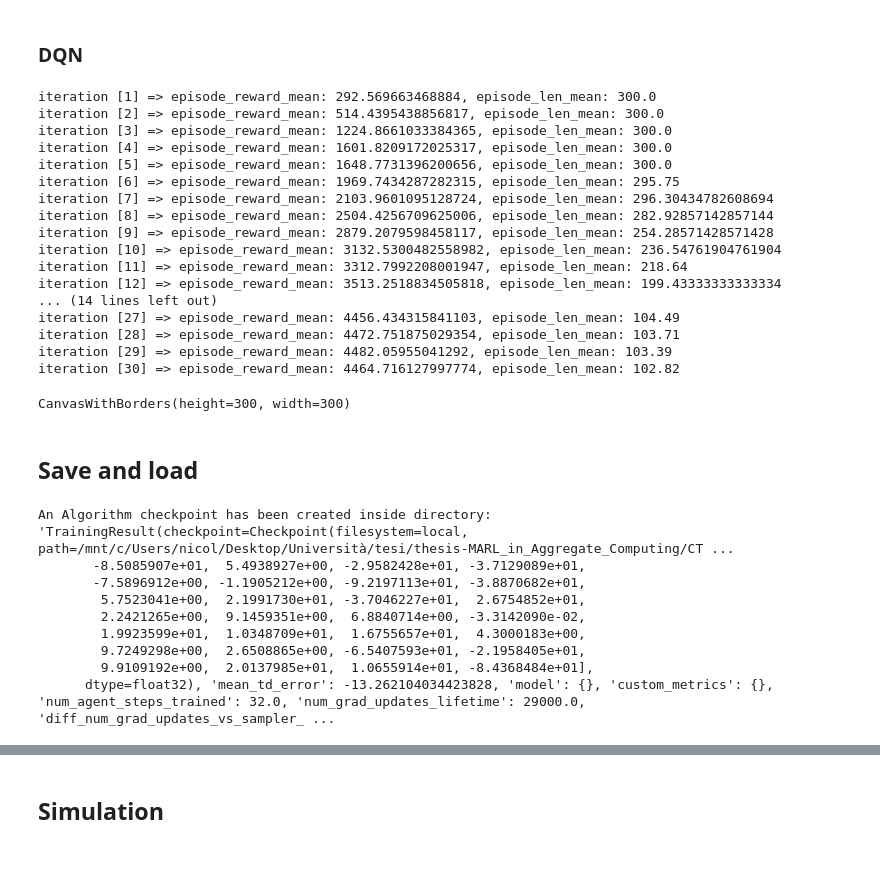
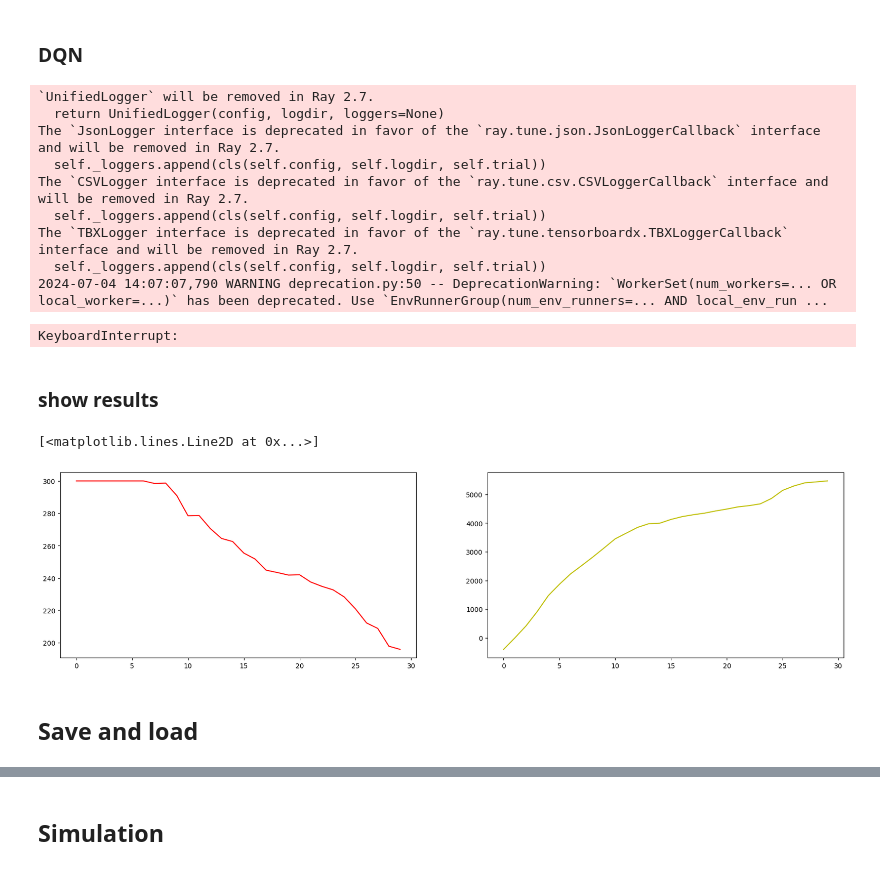
Before and after one commit to NicoloMalucelli/neighbor-based_MARL, a Jupyter notebook: CTDE/collect_the_items_v3.ipynb, the cells around one changed output, grey strips where cells are left out. Saved outputs shown, nothing was run; the diff lists cells and outputs as text; code cells hidden in the pictures.

Commit message:
plot metrics

```diff
--- a/CTDE/collect_the_items_v3.ipynb
+++ b/CTDE/collect_the_items_v3.ipynb
@@ -346,7 +347,7 @@ from ray.tune.registry import register_env
 env_config = EnvironmentConfiguration(
     n_agents = 4,
     n_targets = 10,
-    spawn_area = 100,
+    spawn_area = 200,
     max_steps=300,
     agent_range = 5,
     visible_nbrs = 3,
@@ -384,43 +385,44 @@ algo = (DQNConfig()
 
 clear_output()
 
+metrics = {
+    "mean_episode_length": [],
+    "mean_reward": []
+}
+
 out = ""
 for i in range(training_iterations):
     result = algo.train()
     clear_output()
     out += dqn_result_format(result) + "\n"
     print(out)
+    metrics["mean_episode_length"].append(result['sampler_results']['episode_len_mean'])
+    metrics["mean_reward"].append(result['sampler_results']['episode_reward_mean'])
     simulate_episode(RenderableCollectTheItems(env_config), algo, 500, sleep_between_frames=0.01)
 # %% [output]
-iteration [1] => episode_reward_mean: 292.569663468884, episode_len_mean: 300.0
-iteration [2] => episode_reward_mean: 514.4395438856817, episode_len_mean: 300.0
-iteration [3] => episode_reward_mean: 1224.8661033384365, episode_len_mean: 300.0
-iteration [4] => episode_reward_mean: 1601.8209172025317, episode_len_mean: 300.0
-iteration [5] => episode_reward_mean: 1648.7731396200656, episode_len_mean: 300.0
-iteration [6] => episode_reward_mean: 1969.7434287282315, episode_len_mean: 295.75
-iteration [7] => episode_reward_mean: 2103.9601095128724, episode_len_mean: 296.30434782608694
-iteration [8] => episode_reward_mean: 2504.4256709625006, episode_len_mean: 282.92857142857144
-iteration [9] => episode_reward_mean: 2879.2079598458117, episode_len_mean: 254.28571428571428
-iteration [10] => episode_reward_mean: 3132.5300482558982, episode_len_mean: 236.54761904761904
-iteration [11] => episode_reward_mean: 3312.7992208001947, episode_len_mean: 218.64
-iteration [12] => episode_reward_mean: 3513.2518834505818, episode_len_mean: 199.43333333333334
-... (14 lines left out)
-iteration [27] => episode_reward_mean: 4456.434315841103, episode_len_mean: 104.49
-iteration [28] => episode_reward_mean: 4472.751875029354, episode_len_mean: 103.71
-iteration [29] => episode_reward_mean: 4482.05955041292, episode_len_mean: 103.39
-iteration [30] => episode_reward_mean: 4464.716127997774, episode_len_mean: 102.82
+`UnifiedLogger` will be removed in Ray 2.7.
+  return UnifiedLogger(config, logdir, loggers=None)
+The `JsonLogger interface is deprecated in favor of the `ray.tune.json.JsonLoggerCallback` interface and will be removed in Ray 2.7.
+  self._loggers.append(cls(self.config, self.logdir, self.trial))
+The `CSVLogger interface is deprecated in favor of the `ray.tune.csv.CSVLoggerCallback` interface and will be removed in Ray 2.7.
+  self._loggers.append(cls(self.config, self.logdir, self.trial))
+The `TBXLogger interface is deprecated in favor of the `ray.tune.tensorboardx.TBXLoggerCallback` interface and will be removed in Ray 2.7.
+  self._loggers.append(cls(self.config, self.logdir, self.trial))
+2024-07-04 14:07:07,790 WARNING deprecation.py:50 -- DeprecationWarning: `WorkerSet(num_workers=... OR local_worker=...)` has been deprecated. Use `EnvRunnerGroup(num_env_runners=... AND local_env_run ...
-CanvasWithBorders(height=300, width=300)
+KeyboardInterrupt:
+# %% [markdown]
+### show results
+# %%
+from matplotlib import pyplot as plt
+
+fig, (ax1, ax2) = plt.subplots(1, 2, figsize=(21, 5))
+
+ax1.plot(metrics["mean_episode_length"], linestyle='-', color='r', label='Mean episode length')
+ax2.plot(metrics["mean_reward"], linestyle='-', color='y', label='Mean reward')
+# %% [output]
+[<matplotlib.lines.Line2D at 0x...>]
+[figure, added]
 # %% [markdown]
 ## Save and load
 # %%
-save_algo(algo, "collect_the_items?algo=DQN&method=CTDE")
+algo_name = "collect_the_items?algo=DQN&method=CTDE"
-# %% [output]
-An Algorithm checkpoint has been created inside directory: 'TrainingResult(checkpoint=Checkpoint(filesystem=local, path=/mnt/c/Users/nicol/Desktop/Università/tesi/thesis-MARL_in_Aggregate_Computing/CT ...
-       -8.5085907e+01,  5.4938927e+00, -2.9582428e+01, -3.7129089e+01,
-       -7.5896912e+00, -1.1905212e+00, -9.2197113e+01, -3.8870682e+01,
-        5.7523041e+00,  2.1991730e+01, -3.7046227e+01,  2.6754852e+01,
-        2.2421265e+00,  9.1459351e+00,  6.8840714e+00, -3.3142090e-02,
-        1.9923599e+01,  1.0348709e+01,  1.6755657e+01,  4.3000183e+00,
-        9.7249298e+00,  2.6508865e+00, -6.5407593e+01, -2.1958405e+01,
-        9.9109192e+00,  2.0137985e+01,  1.0655914e+01, -8.4368484e+01],
-      dtype=float32), 'mean_td_error': -13.262104034423828, 'model': {}, 'custom_metrics': {}, 'num_agent_steps_trained': 32.0, 'num_grad_updates_lifetime': 29000.0, 'diff_num_grad_updates_vs_sampler_ ...
```
Also changed, not shown: parts of 4 cells of this notebook, 6 other files.
